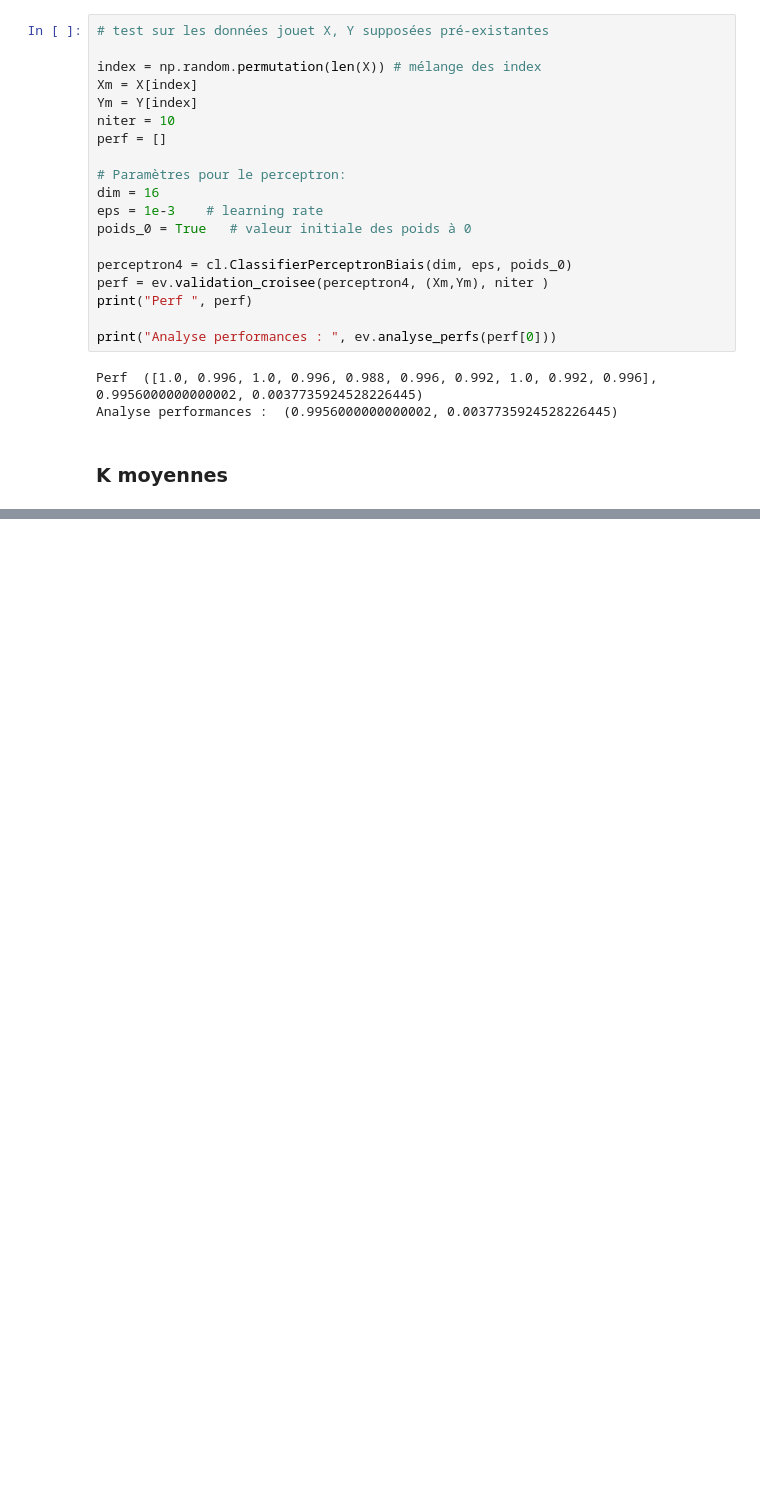
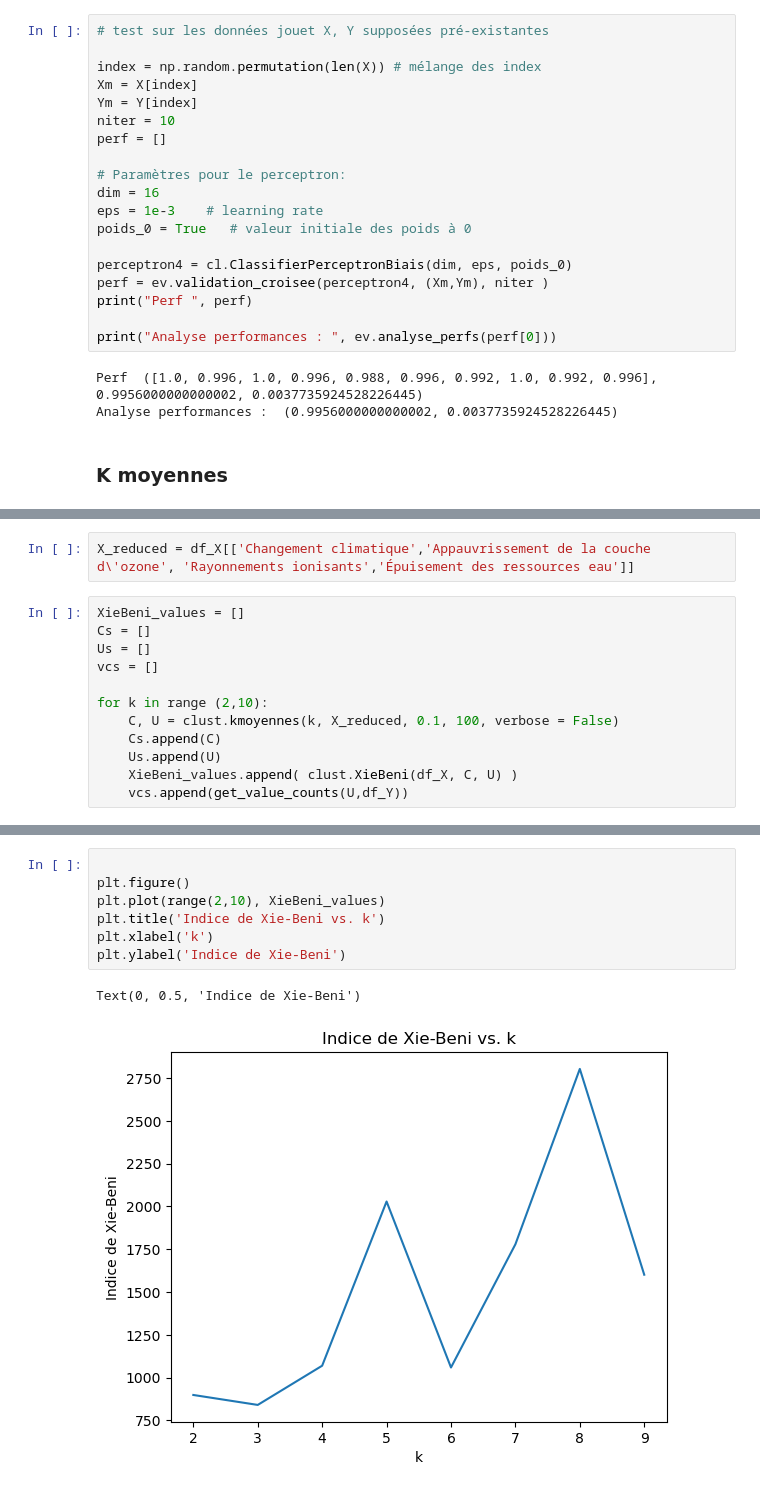
Before and after one commit to iLykTurtlz/MLAlgorithms3, a Jupyter notebook: Projet2/projet-2-paul.ipynb, the cells around one changed output, grey strips where cells are left out. Saved outputs shown, nothing was run; the diff lists cells and outputs as text; blank space fills up the shorter version.

```diff
--- a/Projet2/projet-2-paul.ipynb
+++ b/Projet2/projet-2-paul.ipynb
@@ -885,0 +961,14 @@ def get_value_counts(U, Labels):
+# %%
+X_reduced = df_X[['Changement climatique','Appauvrissement de la couche d\'ozone', 'Rayonnements ionisants','Épuisement des ressources eau']]
+# %%
+XieBeni_values = []
+Cs = []
+Us = []
+vcs = []
+
+for k in range (2,10):
+    C, U = clust.kmoyennes(k, X_reduced, 0.1, 100, verbose = False)
+    Cs.append(C)
+    Us.append(U)
+    XieBeni_values.append( clust.XieBeni(df_X, C, U) )
+    vcs.append(get_value_counts(U,df_Y))
@@ -885,0 +995,10 @@ def get_value_counts(U, Labels):
+# %%
+
+plt.figure()
+plt.plot(range(2,10), XieBeni_values)
+plt.title('Indice de Xie-Beni vs. k')
+plt.xlabel('k')
+plt.ylabel('Indice de Xie-Beni')
+# %% [output]
+Text(0, 0.5, 'Indice de Xie-Beni')
+[figure, added]
```
Also changed, not shown: parts of 20 cells of this notebook.
